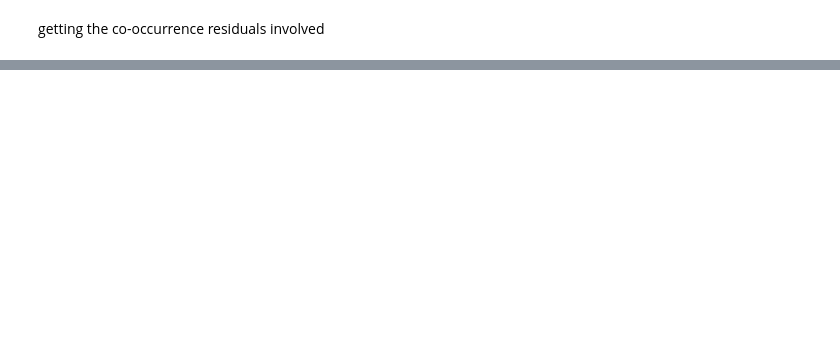
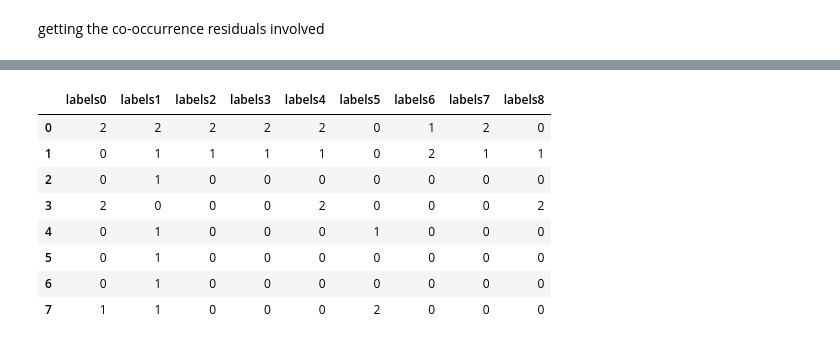
Before and after one commit to the-banandit/OmissionOrCommission, a Jupyter notebook: compareNews.ipynb, the cells around one changed output, grey strips where cells are left out. Drawn from its saved outputs; the diff is of its cells as text; code cells hidden in the pictures; blank space fills up the shorter version.

```diff
--- a/compareNews.ipynb
+++ b/compareNews.ipynb
@@ -1593,5 +1553,7 @@ NameError: name 'messsage_me' is not defined
 [interactive output not drawn]
 # %%
-df_residuals = pd.read_csv(RESULTS_PATH + "sentimentAll_residualTable_" + TOPIC_OF_INTEREST + ".csv")
+df_residuals = pd.read_csv(
+    RESULTS_PATH + "sentimentAll_residualTable_" + TOPIC_OF_INTEREST + ".csv"
+)
 # %% [output]
 [interactive output not drawn]
@@ -1597,0 +1605,18 @@ df_residuals = pd.read_csv(RESULTS_PATH + "sentimentAll_residualTable_" + TOPIC_
+# %%
+df_res = pd.DataFrame()
+
+for i in range(len(combined_entity_residuals)):
+    kmeans = KMeans(n_clusters=3).fit(combined_entity_residuals[i])
+    labels = kmeans.labels_
+    df_res[str("labels" + str(i))] = labels
+df_res
+# %% [output]
+|  | labels0 | labels1 | labels2 | labels3 | labels4 | labels5 | labels6 | labels7 | labels8 |
+| 0 | 2 | 2 | 2 | 2 | 2 | 0 | 1 | 2 | 0 |
+| 1 | 0 | 1 | 1 | 1 | 1 | 0 | 2 | 1 | 1 |
+| 2 | 0 | 1 | 0 | 0 | 0 | 0 | 0 | 0 | 0 |
+| 3 | 2 | 0 | 0 | 0 | 2 | 0 | 0 | 0 | 2 |
+| 4 | 0 | 1 | 0 | 0 | 0 | 1 | 0 | 0 | 0 |
+| 5 | 0 | 1 | 0 | 0 | 0 | 0 | 0 | 0 | 0 |
+| 6 | 0 | 1 | 0 | 0 | 0 | 0 | 0 | 0 | 0 |
+| 7 | 1 | 1 | 0 | 0 | 0 | 2 | 0 | 0 | 0 |
```
Also changed, not shown: parts of 15 cells of this notebook, 2 other files.
